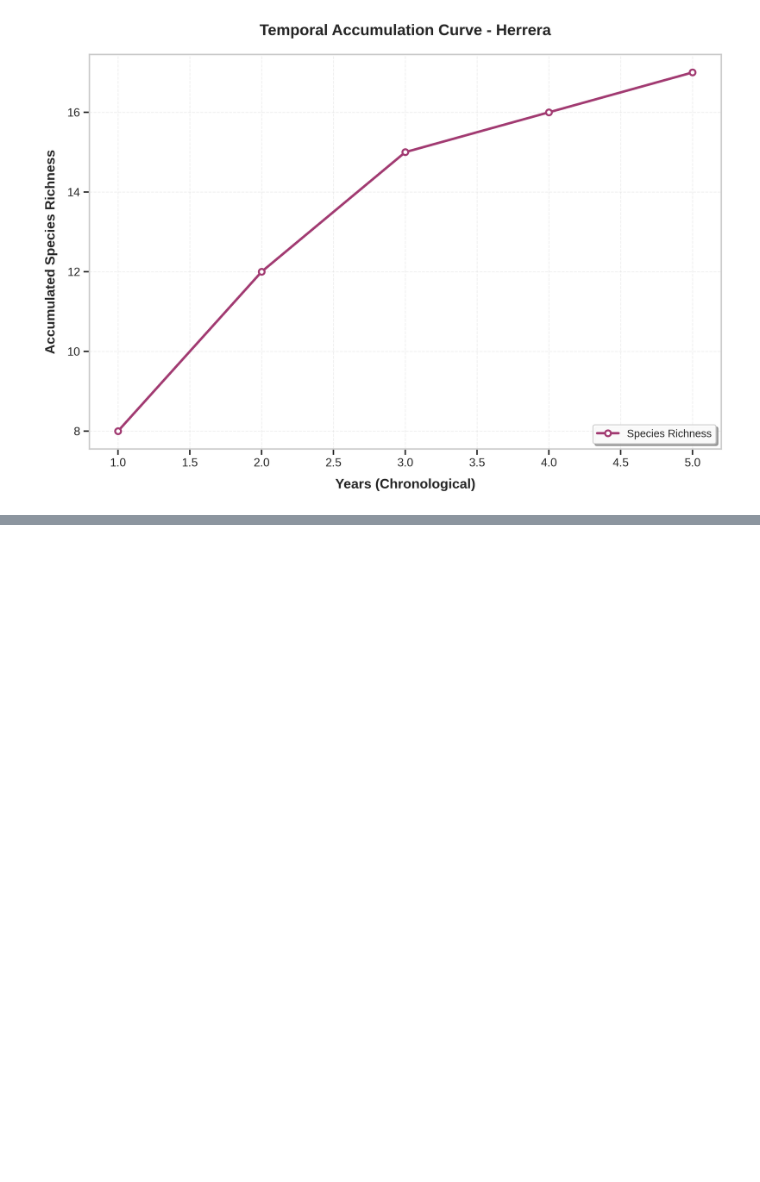
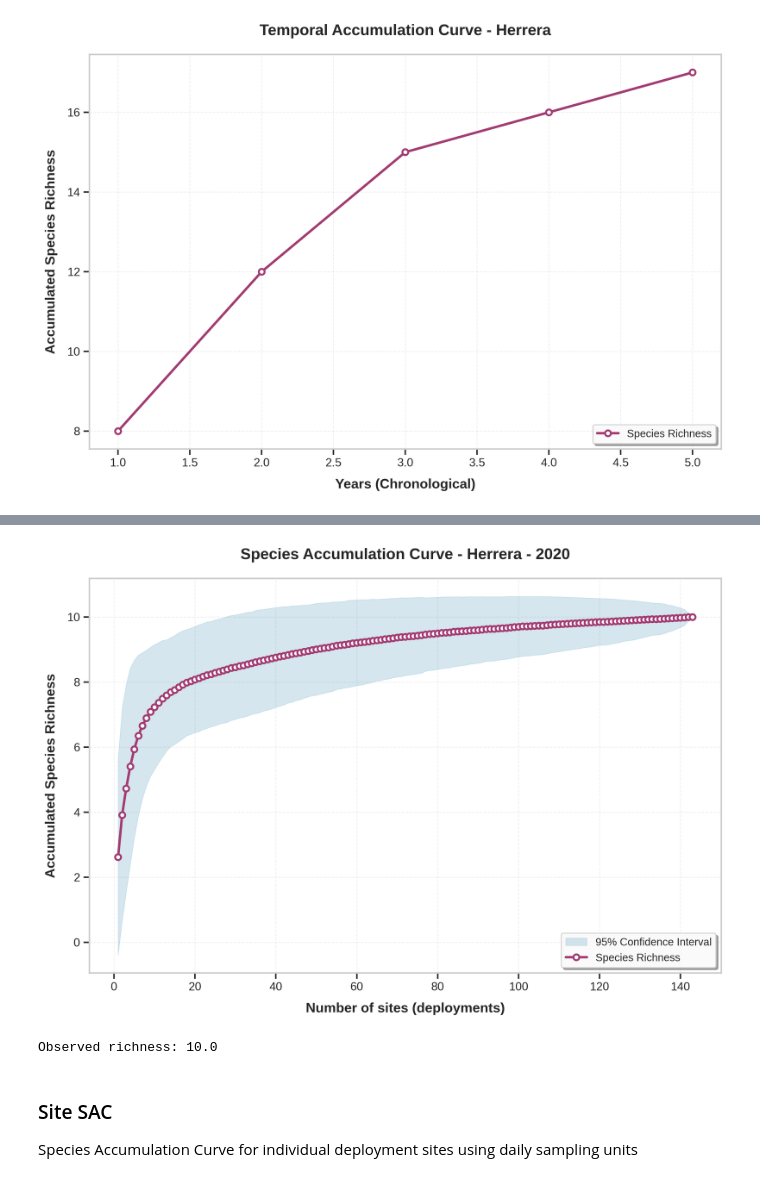
Before and after one commit to cliff003/HAAG_Spatial_Camera_Trap_Fall2025, a Jupyter notebook: SAC.ipynb, the cells around one changed output, grey strips where cells are left out. Drawn from its saved outputs; the diff is of its cells as text; code cells hidden in the pictures; blank space fills up the shorter version.

Commit message:
Recreate sac using python and R:vegan

```diff
--- a/SAC.ipynb
+++ b/SAC.ipynb
@@ -376,0 +423,12 @@ plt.show()
+# %%
+# Create occurrence matrix by Deployment_ID for the selected array and year
+df_selected = df_arrays_5_years[
+    (df_arrays_5_years['Camera_Trap_Array'] == selected_array) &
+    (df_arrays_5_years['Year'] == selected_year)
+].copy()
+
+# Create presence/absence matrix by Deployment_ID
+mat_deployment = get_species_matrix(df_selected, unit_col='Deployment_ID', species_col='Sci_Name')
+
+print(f"Matrix shape: {mat_deployment.shape}")
+mat_deployment.head()
@@ -376,0 +444,16 @@ plt.show()
+# %%
+# Species accumulation (randomized) by deployment
+acc_rand_deployment = species_accumulation(mat_deployment, method='random', permutations=1000)
+
+# Plot
+plot_sac(acc_rand_deployment,
+         title=f"Species Accumulation Curve - {selected_array} - {selected_year}",
+         xlabel="Number of sites (deployments)")
+
+print(f"Observed richness: {acc_rand_deployment['richness'][-1]}")
+# %% [output]
+[figure, added]
+Observed richness: 10.0
+# %% [markdown]
+### Site SAC
+Species Accumulation Curve for individual deployment sites using daily sampling units
```
Also changed, not shown: parts of 24 cells of this notebook.
